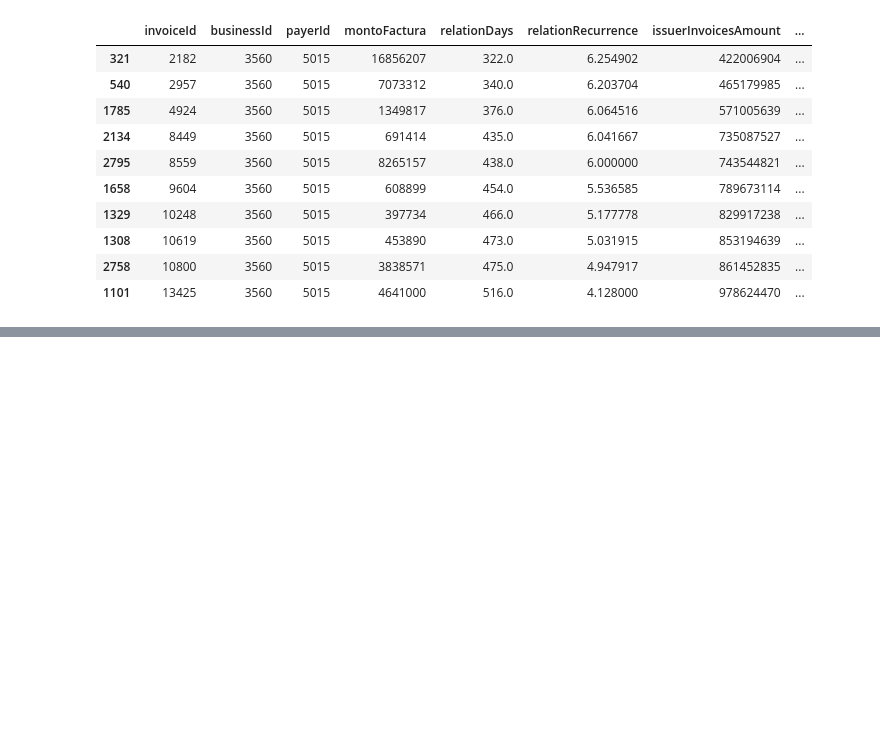
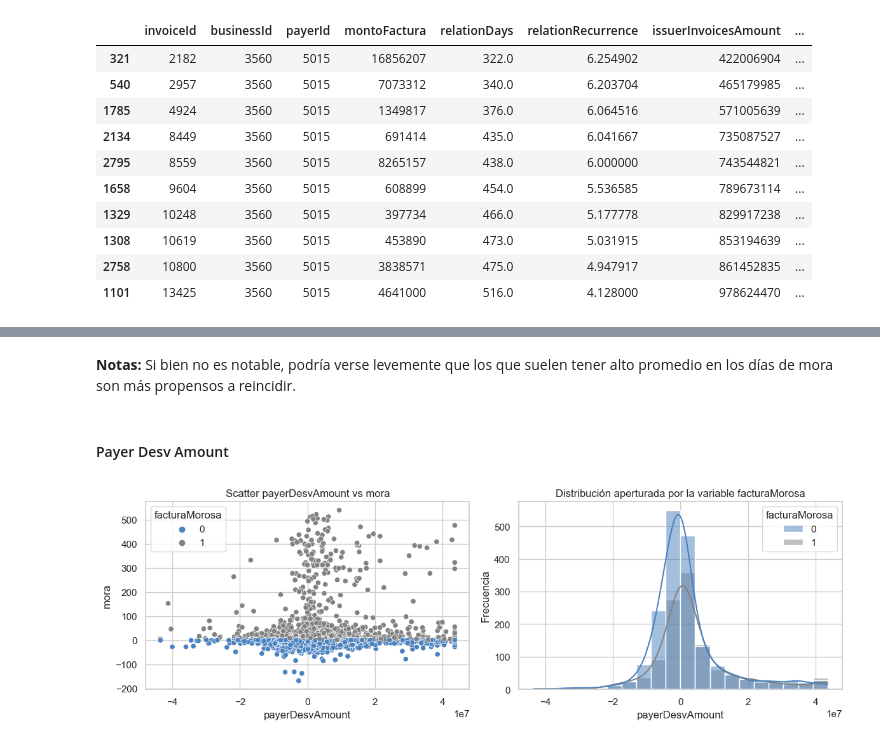
Before and after one commit to lezamora/xepelin_challenge, a Jupyter notebook: notebooks/03_ingeniería_de_variables.ipynb, the cells around one changed output, grey strips where cells are left out. Drawn from its saved outputs; the diff is of its cells as text; code cells hidden in the pictures; blank space fills up the shorter version.

```diff
--- a/notebooks/03_ingeniería_de_variables.ipynb
+++ b/notebooks/03_ingeniería_de_variables.ipynb
@@ -101,0 +222,46 @@ df.to_csv("test.csv", index_label=False)
+# %% [markdown]
+**Notas:**
+Si bien no es notable, podría verse levemente que los que suelen tener alto promedio en los días de mora son más propensos a reincidir.
+# %% [markdown]
+#### Payer Desv Amount
+# %%
+# Configuramos el estilo de Seaborn (opcional)
+sns.set(style="whitegrid")
+
+# Creamos la figura y los ejes
+fig, axes = plt.subplots(nrows=1, ncols=2, figsize=(12, 4), sharex=False)
+
+# Scatter plot
+sns.scatterplot(
+    x="payerDesvAmount",
+    y="mora",
+    hue="facturaMorosa",
+    data=df,
+    palette=["#4A81BF", "#828282"],
+    ax=axes[0],
+)
+# Agregamos etiquetas y título
+axes[0].set_title("Scatter payerDesvAmount vs mora")
+
+# Hist plot
+sns.histplot(
+    df,
+    x="payerDesvAmount",
+    hue="facturaMorosa",
+    bins=20,
+    palette=["#4A81BF", "#828282"],
+    kde=True,
+)
+
+# Agregamos etiquetas y título
+axes[1].set_xlabel("payerDesvAmount")
+axes[1].set_ylabel("Frecuencia")
+axes[1].set_title("Distribución aperturada por la variable facturaMorosa")
+
+# Ajustamos el diseño
+plt.tight_layout()
+
+# Mostramos los scatter plots
+plt.show()
+# %% [output]
+[figure, added]
```
Also changed, not shown: parts of 32 cells of this notebook.
